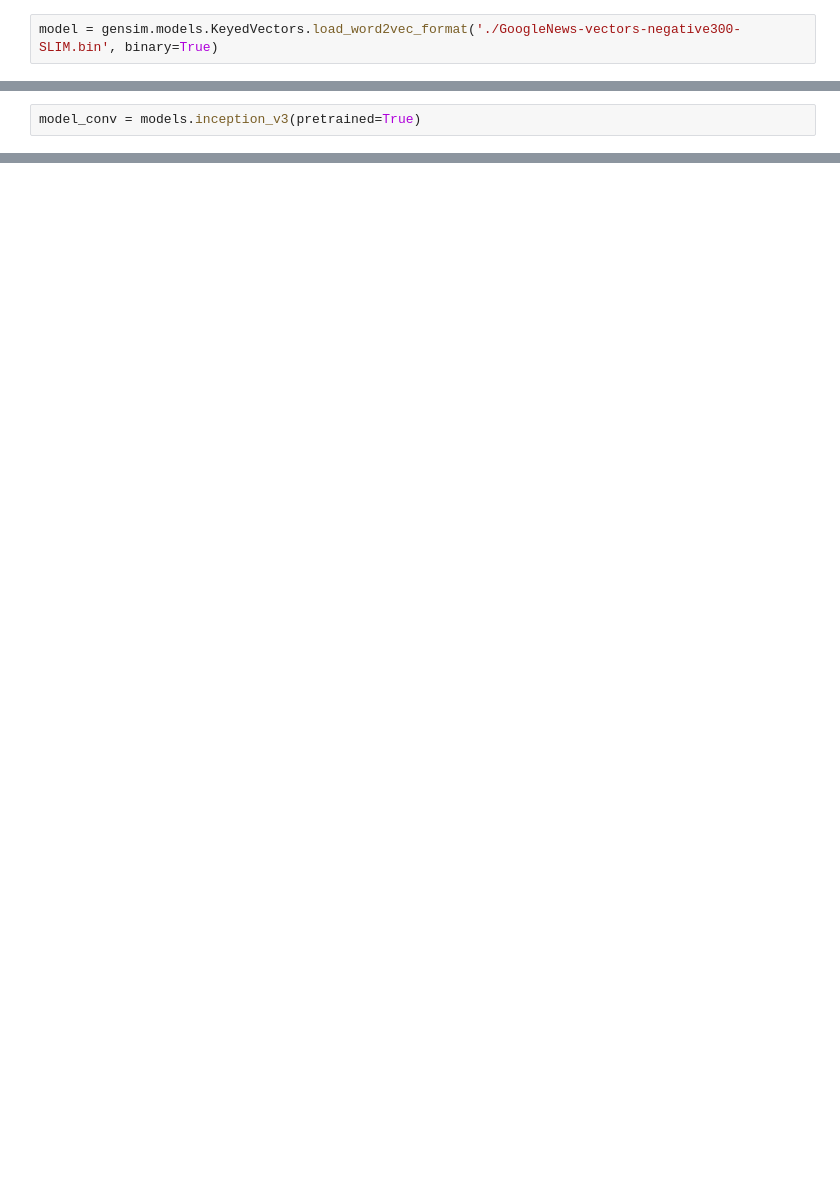
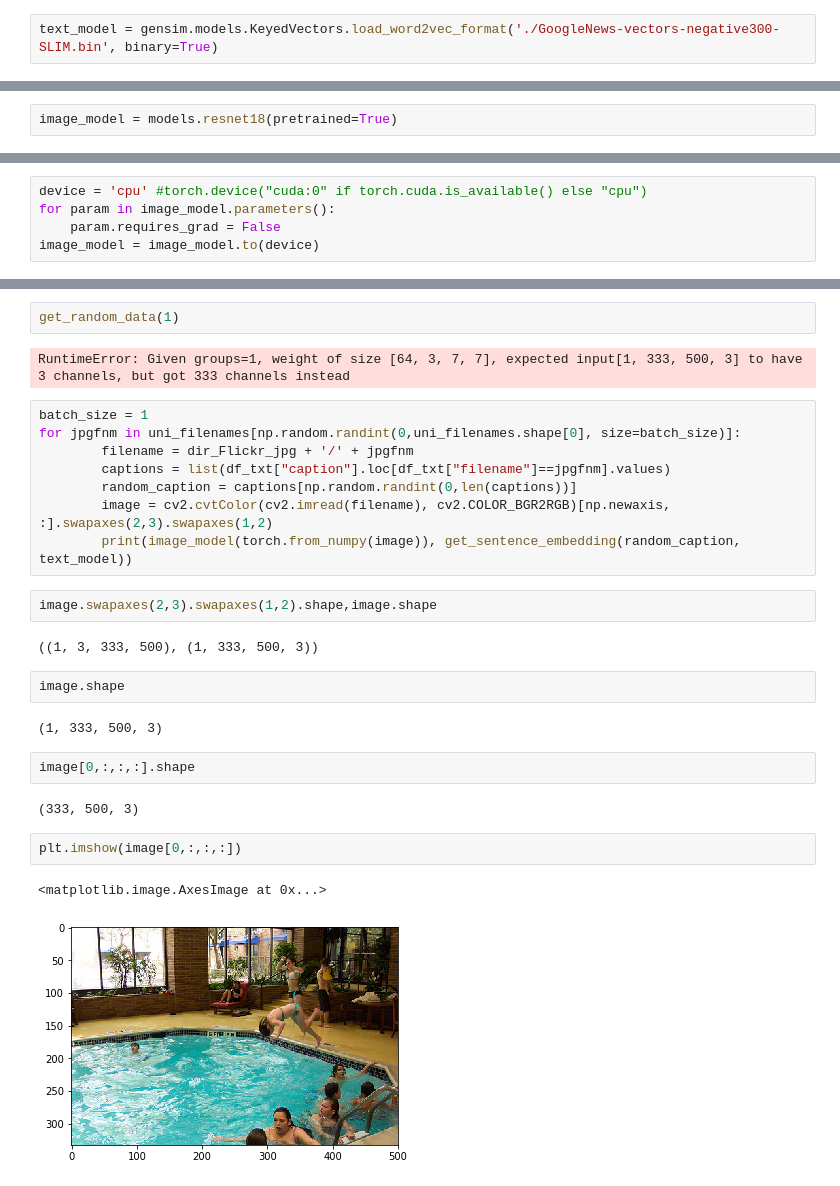
Before and after one commit to AntoineSueur/Brain-ML, a Jupyter notebook: Feature_Extraction.ipynb, the cells around one changed output, grey strips where cells are left out. Cells and saved outputs as stored; diff of their text form; blank space fills up the shorter version.

```diff
--- a/Feature_Extraction.ipynb
+++ b/Feature_Extraction.ipynb
@@ -9,3 +103,3 @@ def get_word_embeddings(sentence, model):
 # %%
-model = gensim.models.KeyedVectors.load_word2vec_format('./GoogleNews-vectors-negative300-SLIM.bin', binary=True)
+text_model = gensim.models.KeyedVectors.load_word2vec_format('./GoogleNews-vectors-negative300-SLIM.bin', binary=True)
 # %%
@@ -36,2 +109,2 @@ import torchvision.models as models
 # %%
-model_conv = models.inception_v3(pretrained=True)
+image_model = models.resnet18(pretrained=True)
@@ -42 +111,6 @@ model_conv = model_conv.to(device)
+# %%
+device = 'cpu' #torch.device("cuda:0" if torch.cuda.is_available() else "cpu")
+for param in image_model.parameters():
+    param.requires_grad = False
+image_model = image_model.to(device)
 # %%
@@ -131,0 +176,29 @@ tensor([[ -7.6863,  -2.8592,   0.6176,  ...,  -4.0098,  -0.4671,   1.5944],
+# %%
+get_random_data(1)
+# %% [output]
+RuntimeError: Given groups=1, weight of size [64, 3, 7, 7], expected input[1, 333, 500, 3] to have 3 channels, but got 333 channels instead
+# %%
+batch_size = 1
+for jpgfnm in uni_filenames[np.random.randint(0,uni_filenames.shape[0], size=batch_size)]:
+        filename = dir_Flickr_jpg + '/' + jpgfnm
+        captions = list(df_txt["caption"].loc[df_txt["filename"]==jpgfnm].values)
+        random_caption = captions[np.random.randint(0,len(captions))]
+        image = cv2.cvtColor(cv2.imread(filename), cv2.COLOR_BGR2RGB)[np.newaxis, :].swapaxes(2,3).swapaxes(1,2)
+        print(image_model(torch.from_numpy(image)), get_sentence_embedding(random_caption, text_model))
+# %%
+image.swapaxes(2,3).swapaxes(1,2).shape,image.shape
+# %% [output]
+((1, 3, 333, 500), (1, 333, 500, 3))
+# %%
+image.shape
+# %% [output]
+(1, 333, 500, 3)
+# %%
+image[0,:,:,:].shape
+# %% [output]
+(333, 500, 3)
+# %%
+plt.imshow(image[0,:,:,:])
+# %% [output]
+<matplotlib.image.AxesImage at 0x...>
+[figure, added]
```
Also changed, not shown: parts of 18 cells of this notebook.
